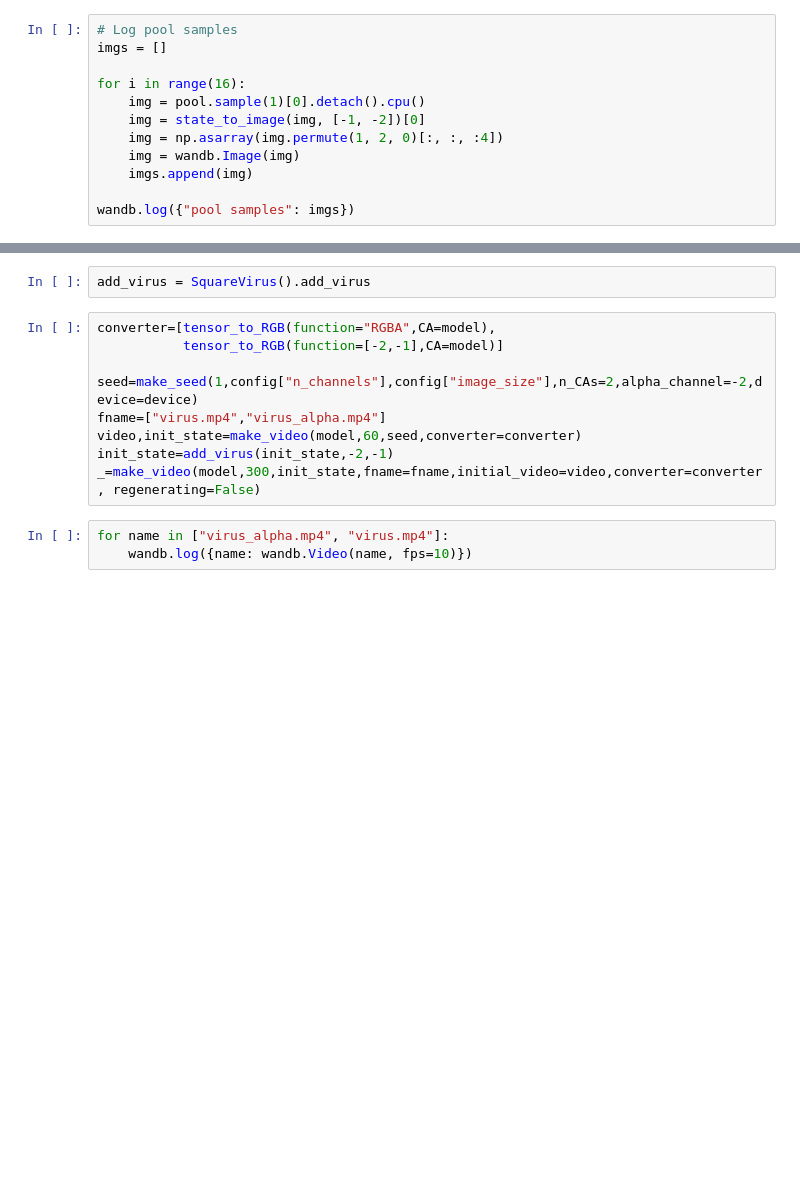
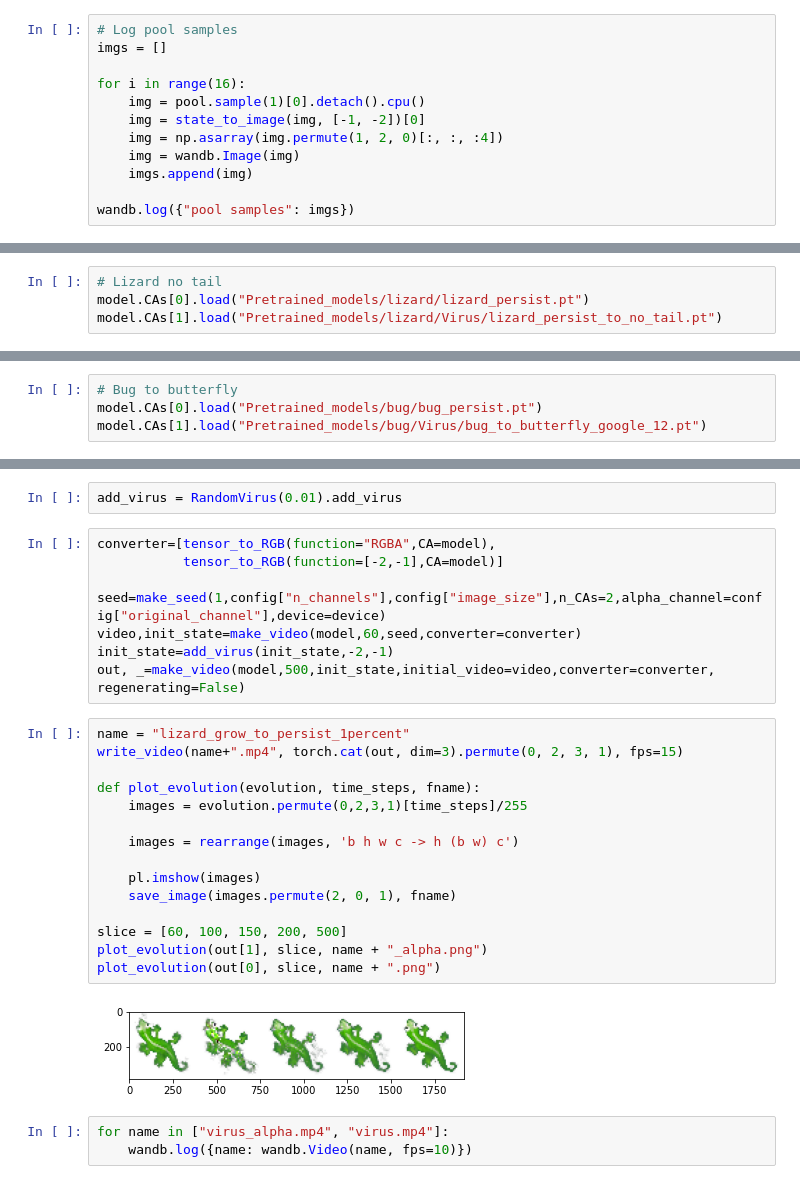
Before and after one commit to LetteraUnica/neural_cellular_automata, a Jupyter notebook: pytorch_ca/virus_CA.ipynb, the cells around one changed output, grey strips where cells are left out. Cells and saved outputs as stored; diff of their text form; blank space fills up the shorter version.

```diff
--- a/pytorch_ca/virus_CA.ipynb
+++ b/pytorch_ca/virus_CA.ipynb
@@ -158,0 +188,4 @@ wandb.log({"pool samples": imgs})
+# %%
+# Lizard no tail
+model.CAs[0].load("Pretrained_models/lizard/lizard_persist.pt")
+model.CAs[1].load("Pretrained_models/lizard/Virus/lizard_persist_to_no_tail.pt")
@@ -158,0 +195,4 @@ wandb.log({"pool samples": imgs})
+# %%
+# Bug to butterfly
+model.CAs[0].load("Pretrained_models/bug/bug_persist.pt")
+model.CAs[1].load("Pretrained_models/bug/Virus/bug_to_butterfly_google_12.pt")
@@ -159,14 +202,30 @@ wandb.log({"pool samples": imgs})
 # %%
-add_virus = SquareVirus().add_virus
+add_virus = RandomVirus(0.01).add_virus
 # %%
 converter=[tensor_to_RGB(function="RGBA",CA=model),
            tensor_to_RGB(function=[-2,-1],CA=model)]
 
-seed=make_seed(1,config["n_channels"],config["image_size"],n_CAs=2,alpha_channel=-2,device=device)
-fname=["virus.mp4","virus_alpha.mp4"]
+seed=make_seed(1,config["n_channels"],config["image_size"],n_CAs=2,alpha_channel=config["original_channel"],device=device)
 video,init_state=make_video(model,60,seed,converter=converter)
 init_state=add_virus(init_state,-2,-1)
-_=make_video(model,300,init_state,fname=fname,initial_video=video,converter=converter, regenerating=False)
+out, _=make_video(model,500,init_state,initial_video=video,converter=converter, regenerating=False)
+# %%
+name = "lizard_grow_to_persist_1percent"
+write_video(name+".mp4", torch.cat(out, dim=3).permute(0, 2, 3, 1), fps=15)
+
+def plot_evolution(evolution, time_steps, fname):
+    images = evolution.permute(0,2,3,1)[time_steps]/255
+
+    images = rearrange(images, 'b h w c -> h (b w) c')
+
+    pl.imshow(images)
+    save_image(images.permute(2, 0, 1), fname)
+
+slice = [60, 100, 150, 200, 500]
+plot_evolution(out[1], slice, name + "_alpha.png")
+plot_evolution(out[0], slice, name + ".png")
+# %% [output]
+[figure, added]
 # %%
 for name in ["virus_alpha.mp4", "virus.mp4"]:
     wandb.log({name: wandb.Video(name, fps=10)})
```
Also changed, not shown: parts of 17 cells of this notebook, 2 other files.
